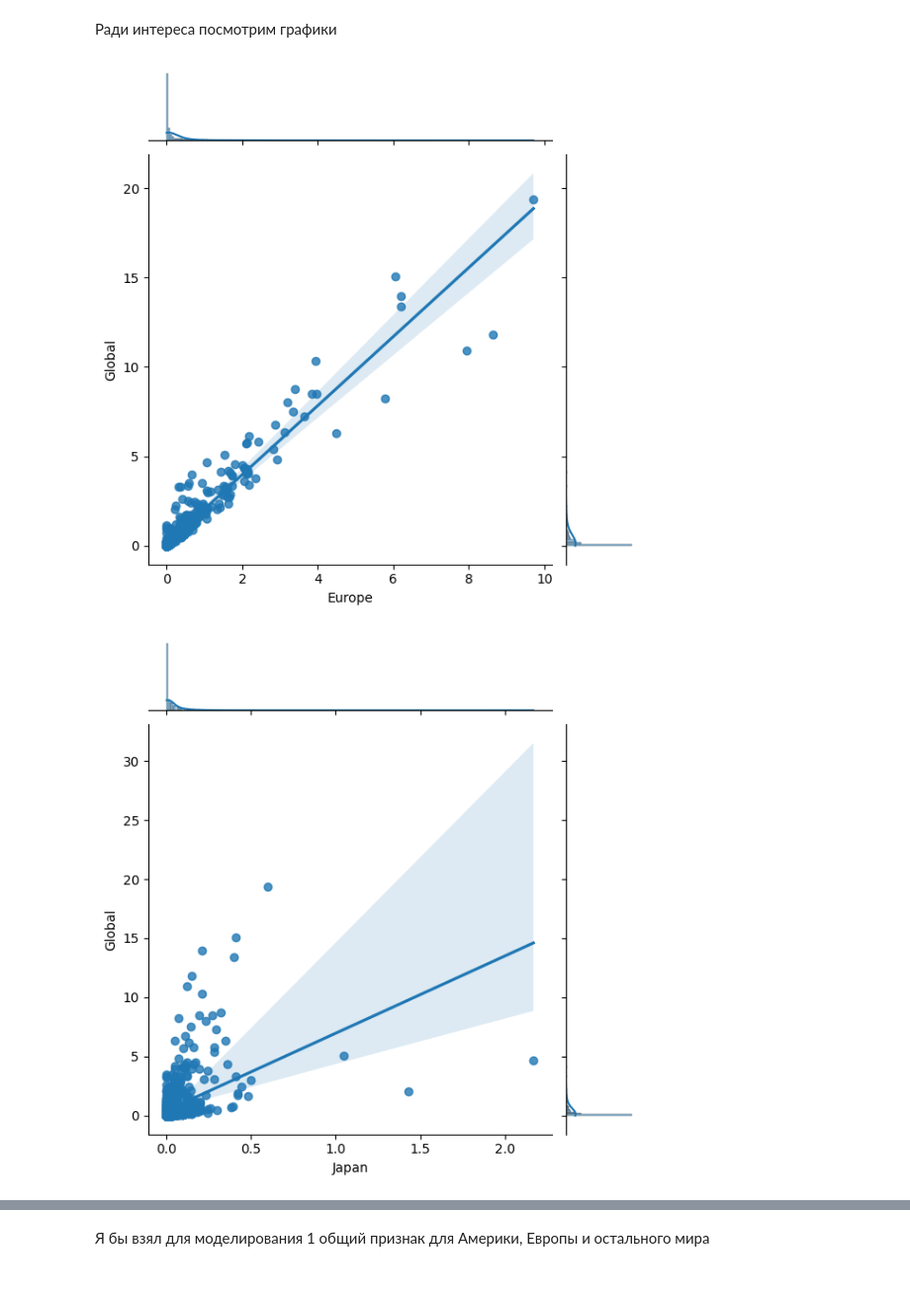
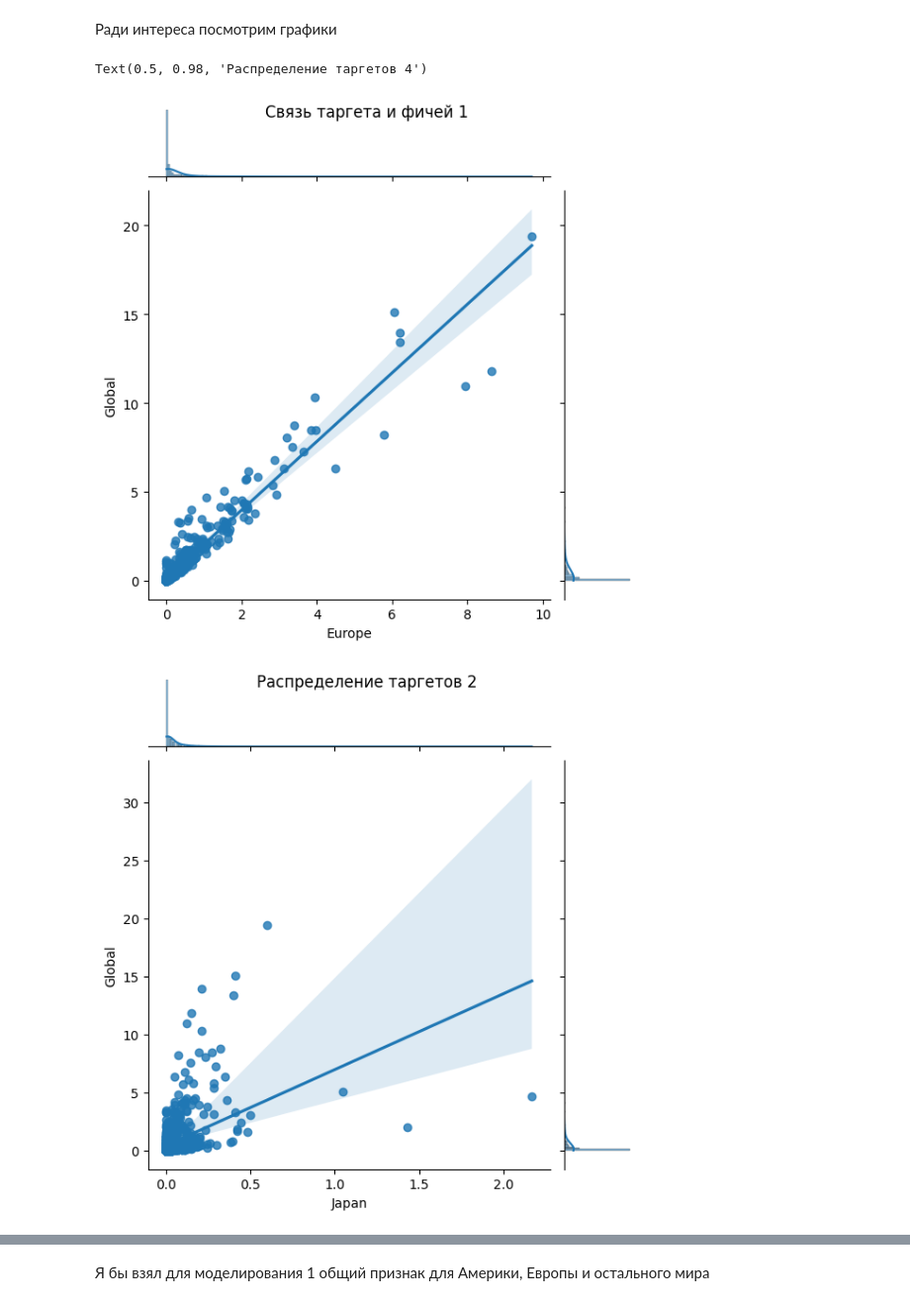
Before and after one commit to Ilya-c4talyst/step_course, a Jupyter notebook: 2_visualize/2_1.ipynb, the cells around one changed output, grey strips where cells are left out. Shown: that part at 99% size. Saved outputs shown, nothing was run; the diff lists cells and outputs as text; code cells hidden in the pictures.

```diff
--- a/2_visualize/2_1.ipynb
+++ b/2_visualize/2_1.ipynb
@@ -158,9 +162,17 @@ plt.show()
 Ради интереса посмотрим графики
 # %%
 grid = sns.jointplot(x=df['Europe'], y=df['Global'], kind='reg')
+plt.suptitle('Связь таргета и фичей 1')
+
 grid2 = sns.jointplot(x=df['Japan'], y=df['Global'], kind='reg')
+plt.suptitle('Распределение таргетов 2')
+
 grid3 = sns.jointplot(x=df['North America'], y=df['Global'], kind='reg')
+plt.suptitle('Распределение таргетов 3')
+
 grid4 = sns.jointplot(x=df['Rest of World'], y=df['Global'], kind='reg')
+plt.suptitle('Распределение таргетов 4')
 # %% [output]
+Text(0.5, 0.98, 'Распределение таргетов 4')
-[figure, old version]
+[figure, new version]
-[figure, old version]
+[figure, new version]
```
Also changed, not shown: parts of 6 cells of this notebook.
